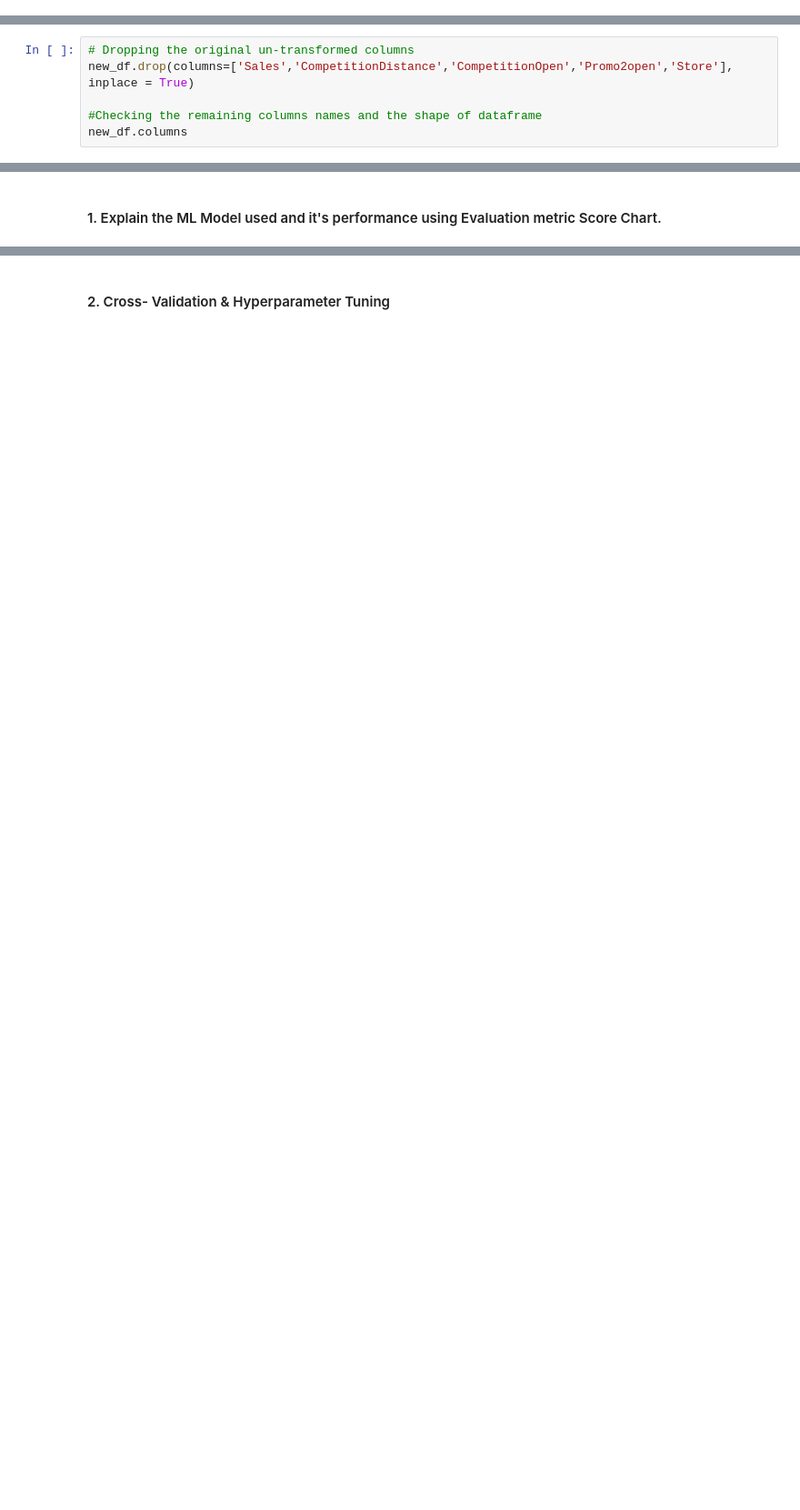
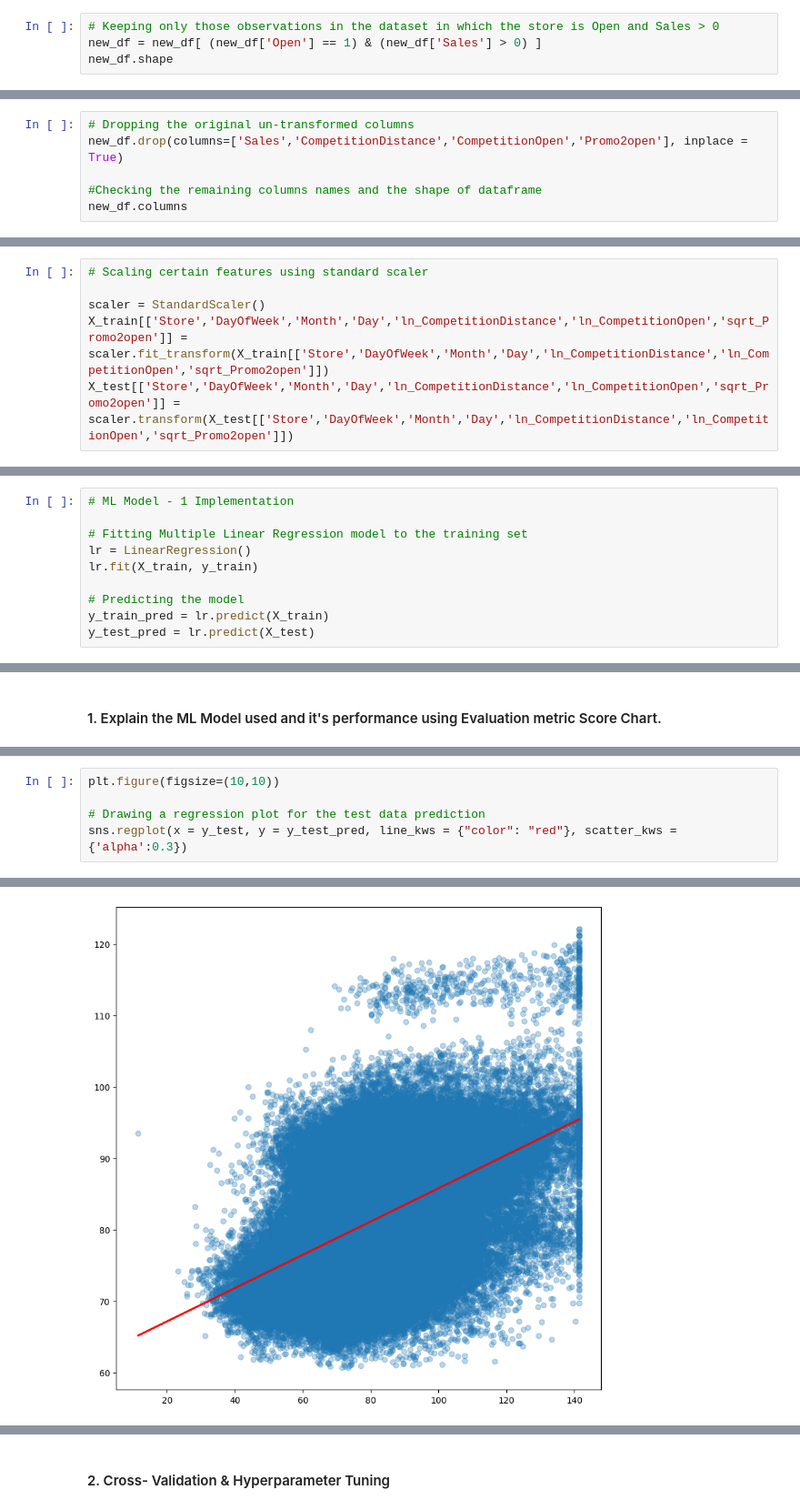
Before and after one commit to priyaregit/Regresssion-ML_Retail-Sales-Prediction, a Jupyter notebook: Retail_Sales_Prediction_Regression.ipynb, the cells around one changed output, grey strips where cells are left out. Shown at 91% size. Saved outputs shown, nothing was run; the diff lists cells and outputs as text; blank space fills up the shorter version.

```diff
--- a/Retail_Sales_Prediction_Regression.ipynb
+++ b/Retail_Sales_Prediction_Regression.ipynb
@@ -1178,0 +1174,4 @@ new_df.shape
+# %%
+# Keeping only those observations in the dataset in which the store is Open and Sales > 0
+new_df = new_df[ (new_df['Open'] == 1) & (new_df['Sales'] > 0) ]
+new_df.shape
@@ -1321,7 +1322,7 @@ new_df['ln_CompetitionOpen'] = new_df['CompetitionOpen'].map(lambda x : np.log(x
 new_df['sqrt_Promo2open'] = new_df['Promo2open'].map(lambda x : np.sqrt(x) if x != 0 else 0)
 # %%
 # Dropping the original un-transformed columns
-new_df.drop(columns=['Sales','CompetitionDistance','CompetitionOpen','Promo2open','Store'], inplace = True)
+new_df.drop(columns=['Sales','CompetitionDistance','CompetitionOpen','Promo2open'], inplace = True)
 
 #Checking the remaining columns names and the shape of dataframe
 new_df.columns
@@ -1380,3 +1392,9 @@ X_train.shape, X_test.shape, y_train.shape, y_test.shape
+# %%
+# Scaling certain features using standard scaler
+
+scaler = StandardScaler()
+X_train[['Store','DayOfWeek','Month','Day','ln_CompetitionDistance','ln_CompetitionOpen','sqrt_Promo2open']] = scaler.fit_transform(X_train[['Store','DayOfWeek','Month','Day','ln_CompetitionDistance','ln_CompetitionOpen','sqrt_Promo2open']])
+X_test[['Store','DayOfWeek','Month','Day','ln_CompetitionDistance','ln_CompetitionOpen','sqrt_Promo2open']] = scaler.transform(X_test[['Store','DayOfWeek','Month','Day','ln_CompetitionDistance','ln_CompetitionOpen','sqrt_Promo2open']])
 # %% [markdown]
 ### 9. Handling Imbalanced Dataset
 # %% [markdown]
@@ -1401,0 +1416,10 @@ Answer Here.
+# %%
+# ML Model - 1 Implementation
+
+# Fitting Multiple Linear Regression model to the training set
+lr = LinearRegression()
+lr.fit(X_train, y_train)
+
+# Predicting the model
+y_train_pred = lr.predict(X_train)
+y_test_pred = lr.predict(X_test)
@@ -1405,0 +1502,6 @@ Answer Here.
+# %%
+plt.figure(figsize=(10,10))
+
+# Drawing a regression plot for the test data prediction
+sns.regplot(x = y_test, y = y_test_pred, line_kws = {"color": "red"}, scatter_kws = {'alpha':0.3})
+# %% [output]
@@ -1405,0 +1509 @@ Answer Here.
+[figure, added]
```
Also changed, not shown: parts of 51 cells of this notebook.
